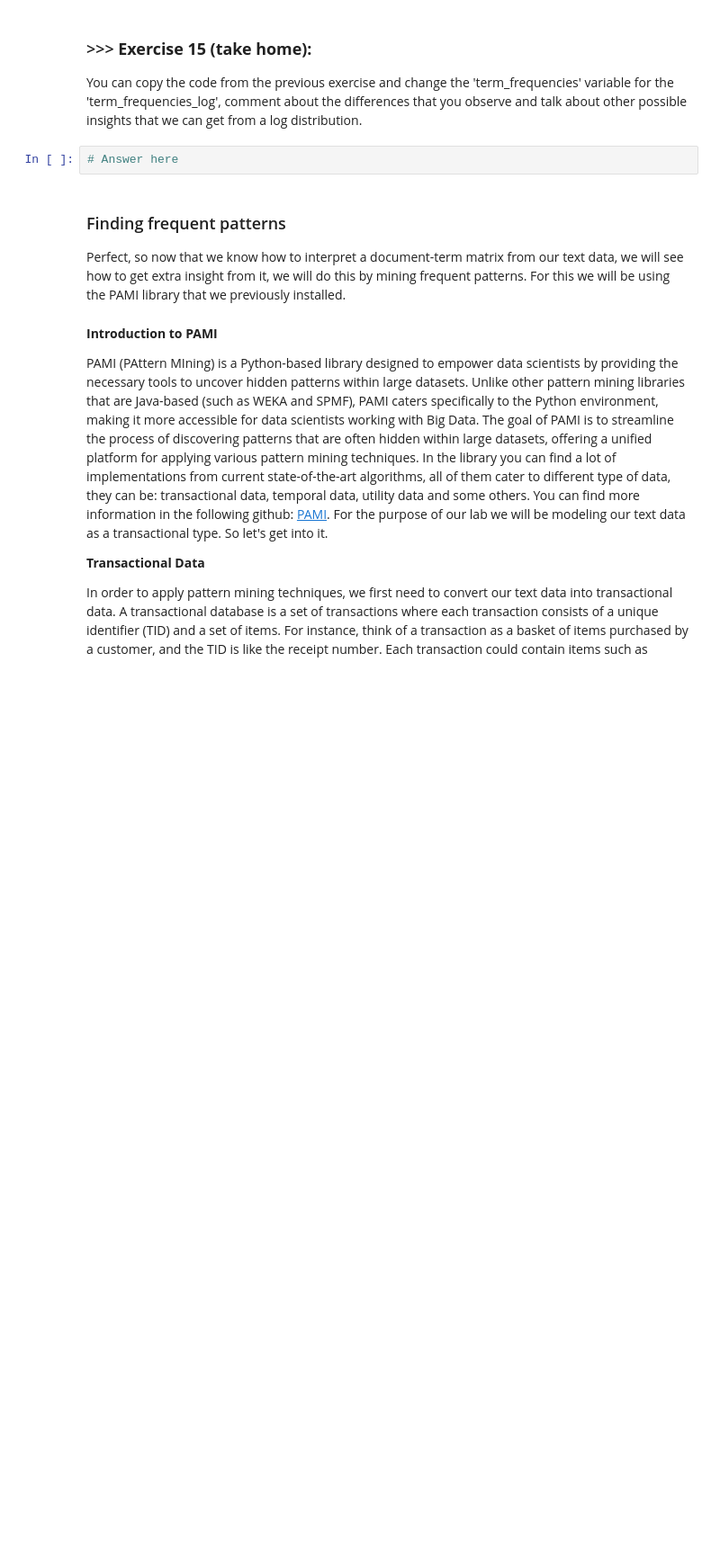
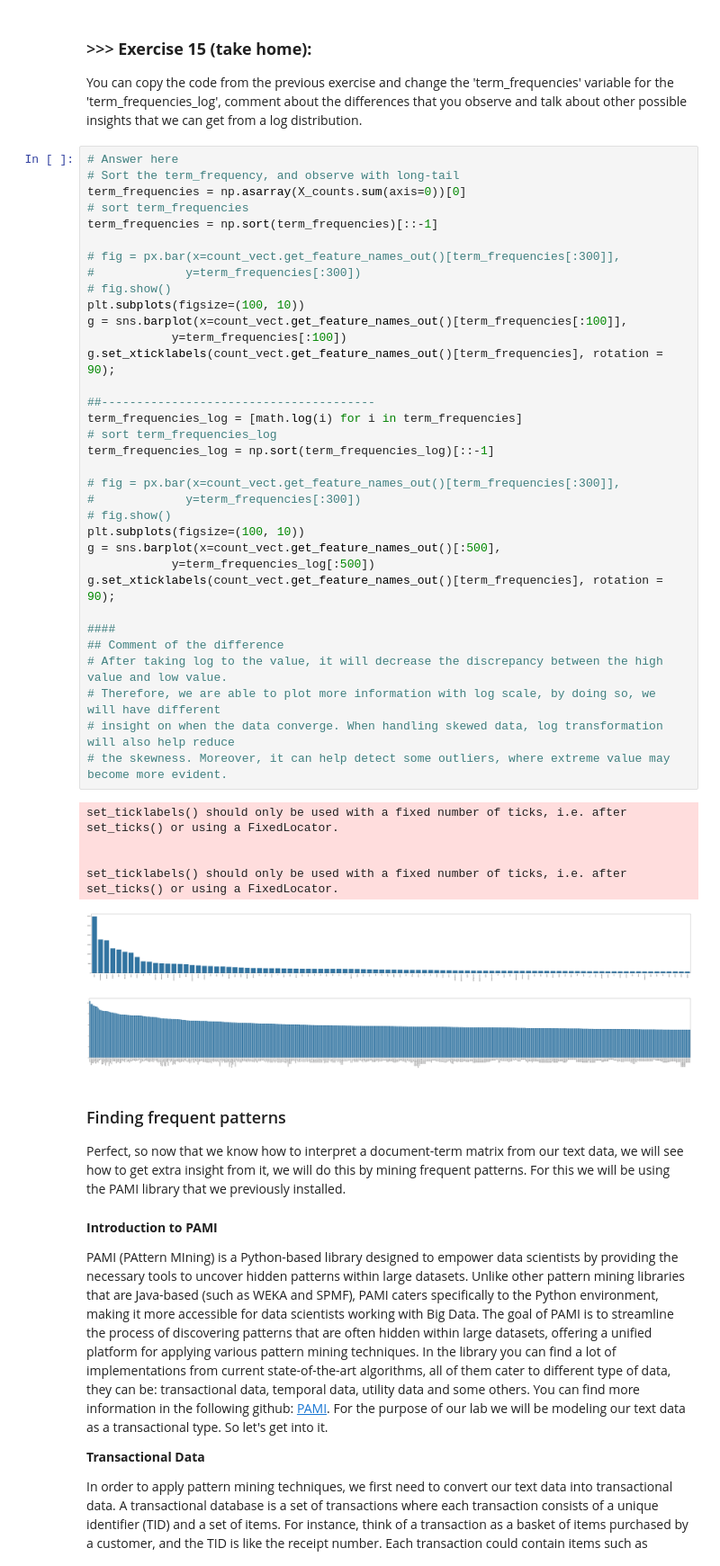
Before and after one commit to Jjoanna54/DM2024-Lab1-Master, a Jupyter notebook: DM2024-Lab1-Master.ipynb, the cells around one changed output. Shown at 90% size. Cells and saved outputs as stored; diff of their text form; blank space fills up the shorter version.

```diff
--- a/DM2024-Lab1-Master.ipynb
+++ b/DM2024-Lab1-Master.ipynb
@@ -1864,8 +1885,47 @@ Besides observing a complete transformation on the disrtibution, notice the scal
 # %% [markdown]
 ### >>> **Exercise 15 (take home):**
 You can copy the code from the previous exercise and change the 'term_frequencies' variable for the 'term_frequencies_log', comment about the differences that you observe and talk about other possible insights that we can get from a log distribution.
-# %%
-# Answer here
+# %%
+# Answer here
+# Sort the term_frequency, and observe with long-tail
+term_frequencies = np.asarray(X_counts.sum(axis=0))[0]
+# sort term_frequencies
+term_frequencies = np.sort(term_frequencies)[::-1]
+
+# fig = px.bar(x=count_vect.get_feature_names_out()[term_frequencies[:300]],
+#             y=term_frequencies[:300])
+# fig.show()
+plt.subplots(figsize=(100, 10))
+g = sns.barplot(x=count_vect.get_feature_names_out()[term_frequencies[:100]],
+            y=term_frequencies[:100])
+g.set_xticklabels(count_vect.get_feature_names_out()[term_frequencies], rotation = 90);
+
+##---------------------------------------
+term_frequencies_log = [math.log(i) for i in term_frequencies]
+# sort term_frequencies_log
+term_frequencies_log = np.sort(term_frequencies_log)[::-1]
+
+# fig = px.bar(x=count_vect.get_feature_names_out()[term_frequencies[:300]],
+#             y=term_frequencies[:300])
+# fig.show()
+plt.subplots(figsize=(100, 10))
+g = sns.barplot(x=count_vect.get_feature_names_out()[:500],
+            y=term_frequencies_log[:500])
+g.set_xticklabels(count_vect.get_feature_names_out()[term_frequencies], rotation = 90);
+
+####
+## Comment of the difference
+# After taking log to the value, it will decrease the discrepancy between the high value and low value.
+# Therefore, we are able to plot more information with log scale, by doing so, we will have different
+# insight on when the data converge. When handling skewed data, log transformation will also help reduce
+# the skewness. Moreover, it can help detect some outliers, where extreme value may become more evident.
+# %% [output]
+set_ticklabels() should only be used with a fixed number of ticks, i.e. after set_ticks() or using a FixedLocator.
+
+
+set_ticklabels() should only be used with a fixed number of ticks, i.e. after set_ticks() or using a FixedLocator.
+[figure, added]
+[figure, added]
 # %% [markdown]
 ###  Finding frequent patterns
 Perfect, so now that we know how to interpret a document-term matrix from our text data, we will see how to get extra insight from it, we will do this by mining frequent patterns. For this we will be using the PAMI library that we previously installed.
```
Also changed, not shown: parts of 6 cells of this notebook.
